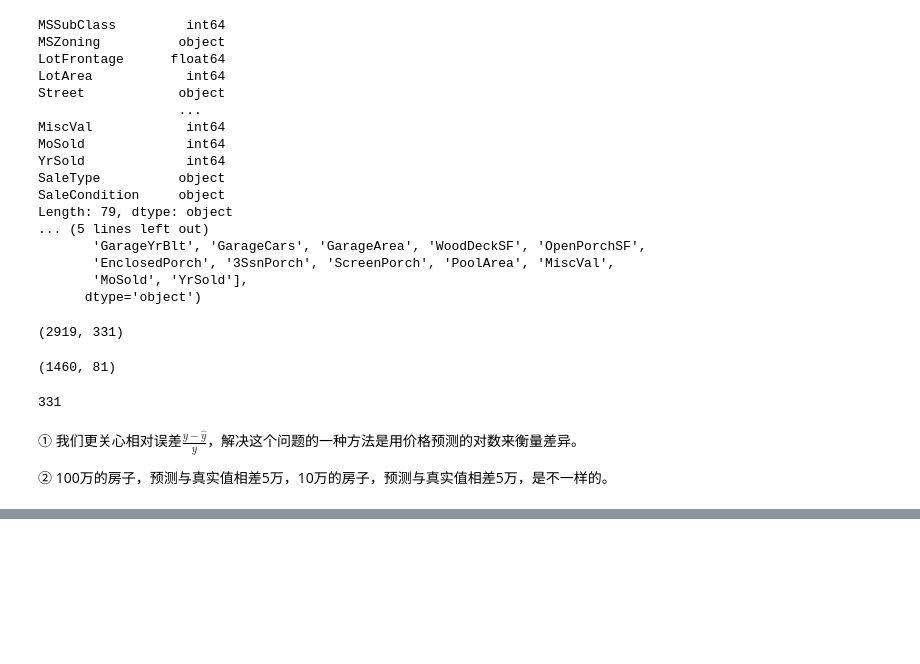
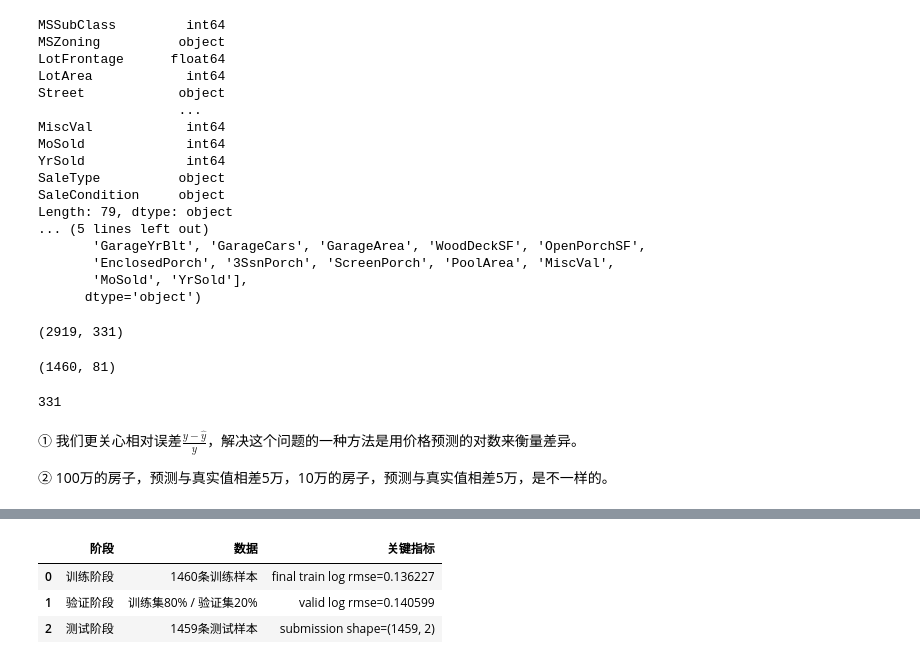
Before and after one commit to openff/d2l, a Jupyter notebook: 015_Kaggle房价预测.ipynb, the cells around one changed output, grey strips where cells are left out. Cells and saved outputs as stored; diff of their text form; code cells hidden in the pictures; blank space fills up the shorter version.

```diff
--- a/015_Kaggle房价预测.ipynb
+++ b/015_Kaggle房价预测.ipynb
@@ -231,16 +271,22 @@ fold10,train log rmse 0.139504,valid log rmse 0.138134
 [drawing not drawn]
 # %%
-def train_and_pred(train_features, test_feature, train_labels, test_data, num_epochs, lr, weight_decay, batch_size):
+def train_and_pred(train_features, test_features, train_labels, test_data, num_epochs, lr, weight_decay, batch_size):
     net = get_net()
     train_ls, _ = train(net, train_features, train_labels, None, None, num_epochs, lr, weight_decay, batch_size)
     d2l.plot(np.arange(1, num_epochs + 1), [train_ls], xlabel='epoch',
             ylabel = 'log rmse', xlim=[1,num_epochs], yscale='log')
     print(f'train log rmse {float(train_ls[-1]):f}')
-    preds = net(test_features).detach().numpy()
-    test_data['SalePrice'] = pd.Series(preds.reshape(1,-1)[0])
-    submission = pd.concat([test_data['Id'],test_data['SalePrice']],axis=1)
-    submission.to_csv('submission.cvs',index = False)
+    preds = net(test_features.to(device)).detach().cpu().numpy()
+    submission = pd.DataFrame({'Id': test_data['Id'], 'SalePrice': preds.reshape(-1)})
+    assert len(submission) == len(test_data)
+    assert list(submission.columns) == ['Id', 'SalePrice']
+    assert submission['SalePrice'].notna().all()
+    assert (submission['SalePrice'] > 0).all()
+    submission.to_csv('submission.csv',index = False)
+    print(submission.shape)
+    print(submission.head())
+    return train_ls, submission
 
-train_and_pred(train_features, test_features, train_labels, test_data,
-              num_epochs, lr, weight_decay, batch_size)
+final_train_ls, submission = train_and_pred(train_features, test_features, train_labels, test_data,
+                                            num_epochs, lr, weight_decay, batch_size)
 # %% [output]
@@ -248,0 +306,45 @@ train log rmse 0.162318
+# %%
+import matplotlib.pyplot as plt
+
+stage_summary = pd.DataFrame({
+    '阶段': ['训练阶段', '验证阶段', '测试阶段'],
+    '数据': [f'{train_features.shape[0]}条训练样本', '训练集80% / 验证集20%', f'{test_features.shape[0]}条测试样本'],
+    '关键指标': [
+        f'final train log rmse={final_train_ls[-1]:.6f}',
+        f'valid log rmse={valid_ls[-1]:.6f}',
+        f'submission shape={submission.shape}'
+    ]
+})
+display(stage_summary)
+
+fig, axes = plt.subplots(1, 3, figsize=(16, 4))
+
+axes[0].plot(range(1, len(final_train_ls) + 1), final_train_ls, color='#1f77b4')
+axes[0].set_title('Train stage: full training loss')
+axes[0].set_xlabel('epoch')
+axes[0].set_ylabel('log rmse')
+axes[0].set_yscale('log')
+axes[0].grid(True, alpha=0.3)
+
+axes[1].plot(range(1, len(valid_train_ls) + 1), valid_train_ls, label='train', color='#2ca02c')
+axes[1].plot(range(1, len(valid_ls) + 1), valid_ls, label='valid', color='#d62728')
+axes[1].set_title('Validation stage: hold-out comparison')
+axes[1].set_xlabel('epoch')
+axes[1].set_ylabel('log rmse')
+axes[1].set_yscale('log')
+axes[1].legend()
+axes[1].grid(True, alpha=0.3)
+
+axes[2].hist(submission['SalePrice'], bins=30, color='#9467bd', edgecolor='white')
+axes[2].set_title('Test stage: prediction distribution')
+axes[2].set_xlabel('SalePrice')
+axes[2].set_ylabel('count')
+axes[2].grid(True, alpha=0.3)
+
+plt.tight_layout()
+plt.show()
+# %% [output]
+|  | 阶段 | 数据 | 关键指标 |
+| 0 | 训练阶段 | 1460条训练样本 | final train log rmse=0.136227 |
+| 1 | 验证阶段 | 训练集80% / 验证集20% | valid log rmse=0.140599 |
+| 2 | 测试阶段 | 1459条测试样本 | submission shape=(1459, 2) |
```
Also changed, not shown: parts of 16 cells of this notebook, 1 other file.
